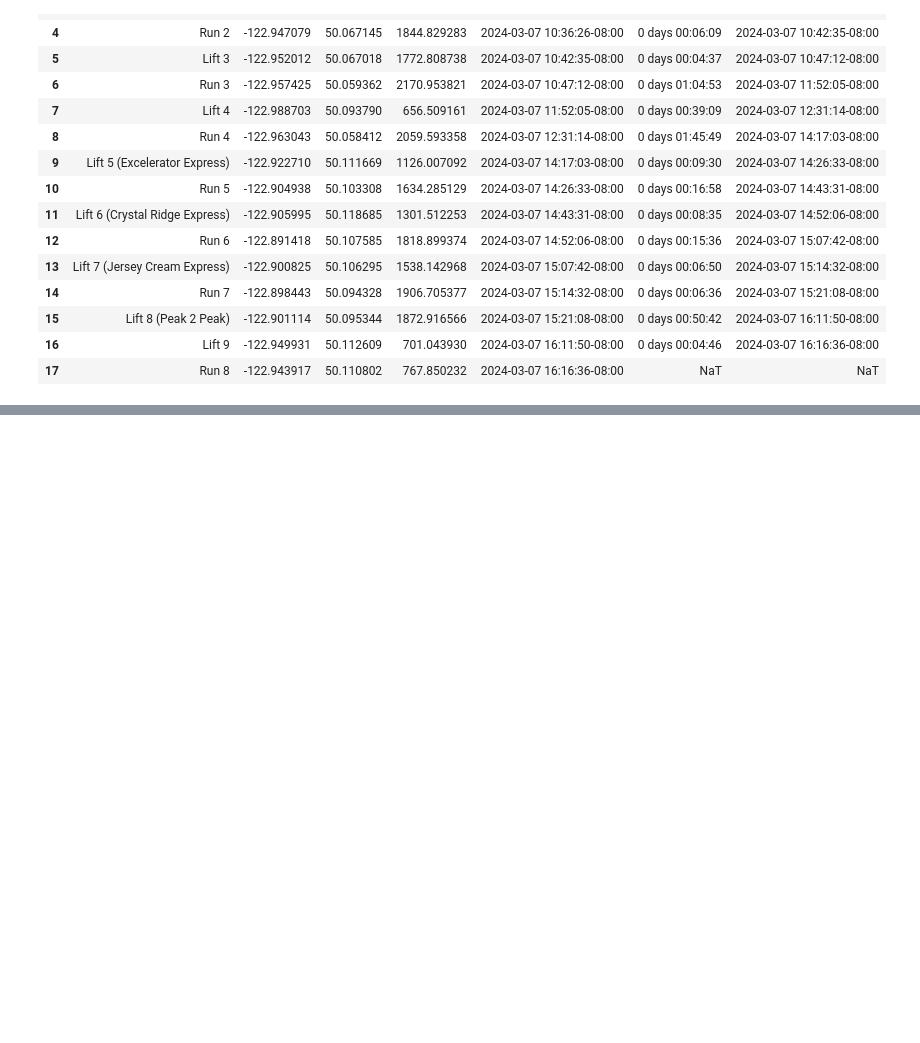
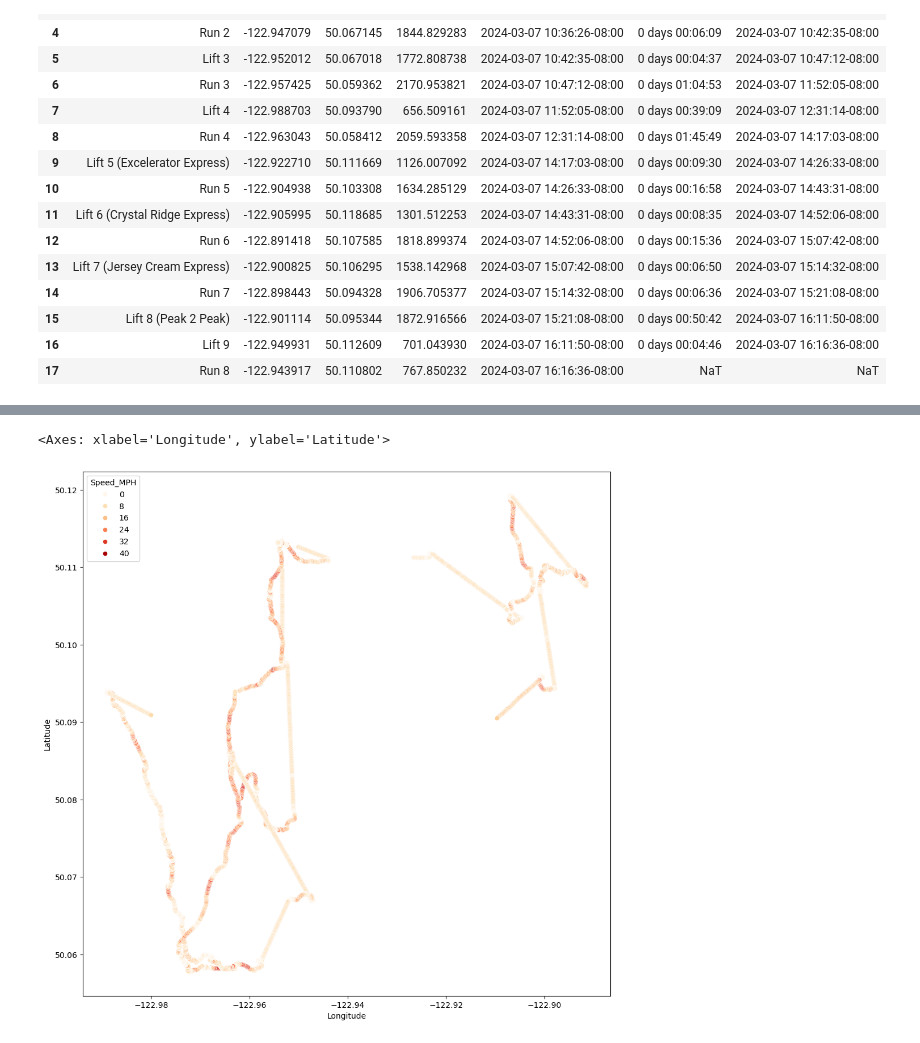
Before and after one commit to joshwinnes11/Project2, a Jupyter notebook: Project2(Josh).ipynb, the cells around one changed output, grey strips where cells are left out. Drawn from its saved outputs; the diff is of its cells as text; code cells hidden in the pictures; blank space fills up the shorter version.

```diff
--- a/Project2(Josh).ipynb
+++ b/Project2(Josh).ipynb
@@ -145,0 +184,4 @@ This is a change
+# %%
+gpx_jon = gpx_jon[gpx_jon['Name']!='pre_lift_1']
+gpx_jon = gpx_jon[gpx_jon['Speed']<45]
+gpx_jon.describe()
@@ -145,0 +222,6 @@ This is a change
+# %%
+plt.figure(figsize=(12,12))
+sns.scatterplot(data=gpx_jon, x='Longitude', y='Latitude', hue='Speed_MPH', palette='OrRd')
+# %% [output]
+<Axes: xlabel='Longitude', ylabel='Latitude'>
+[figure, added]
```
Also changed, not shown: parts of 15 cells of this notebook.
